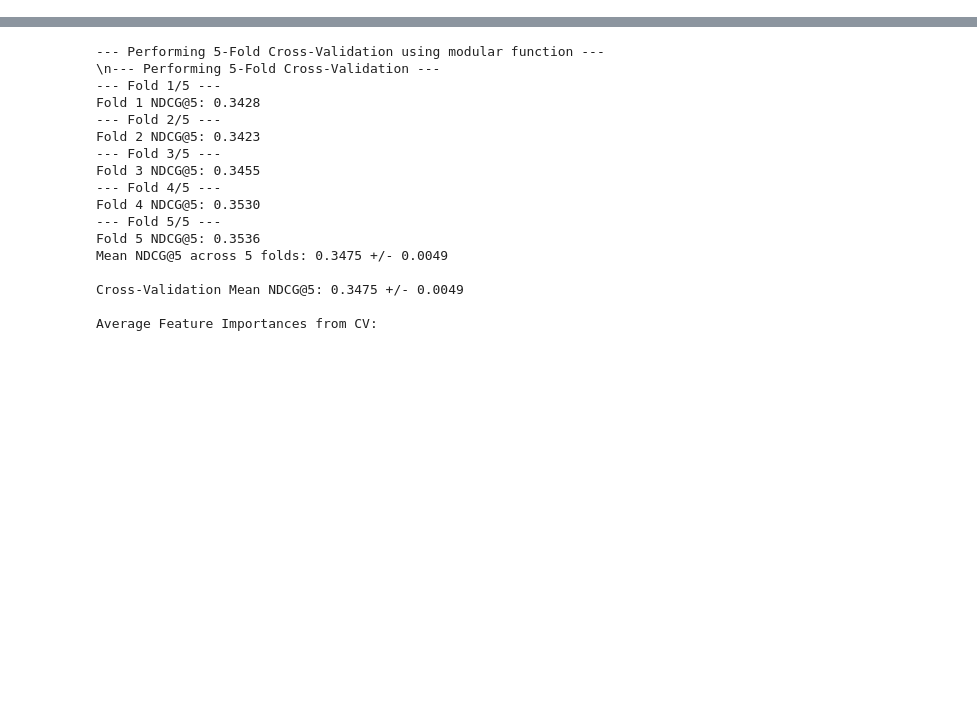
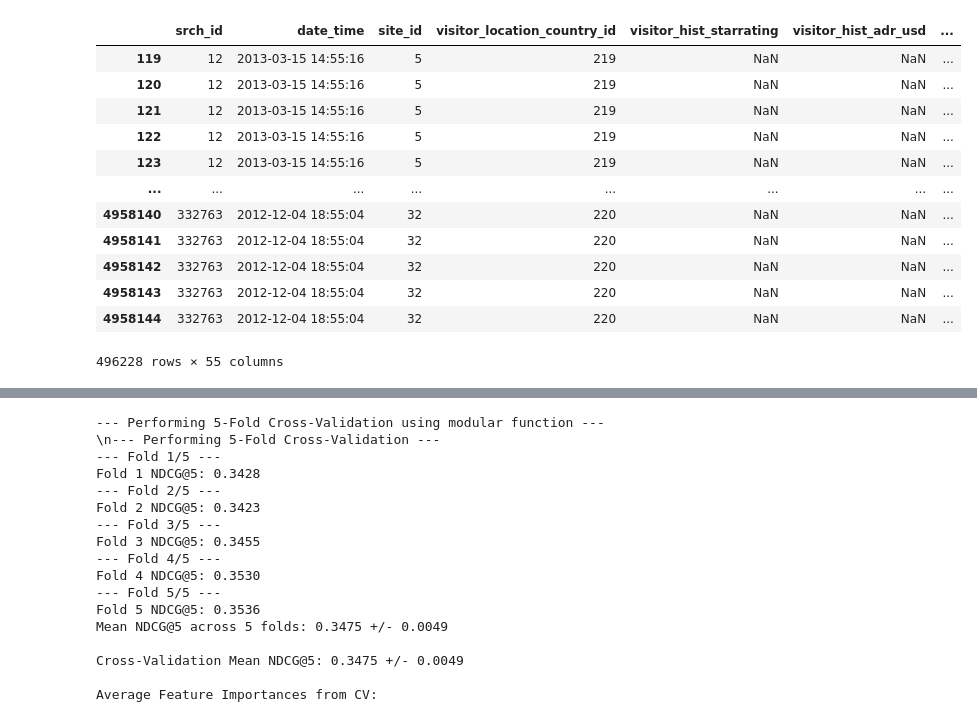
Before and after one commit to ChiefGitau/dm_kaggle_Personalize_Expedia_Hotel, a Jupyter notebook: main.ipynb, the cells around one changed output, grey strips where cells are left out. Saved outputs shown, nothing was run; the diff lists cells and outputs as text; code cells hidden in the pictures; blank space fills up the shorter version.

```diff
--- a/main.ipynb
+++ b/main.ipynb
@@ -174,0 +86,16 @@ NameError: name 'df_sample' is not defined
+# %%
+df_sample
+# %% [output]
+|  | srch_id | date_time | site_id | visitor_location_country_id | visitor_hist_starrating | visitor_hist_adr_usd | ... |
+| 119 | 12 | 2013-03-15 14:55:16 | 5 | 219 | NaN | NaN | ... |
+| 120 | 12 | 2013-03-15 14:55:16 | 5 | 219 | NaN | NaN | ... |
+| 121 | 12 | 2013-03-15 14:55:16 | 5 | 219 | NaN | NaN | ... |
+| 122 | 12 | 2013-03-15 14:55:16 | 5 | 219 | NaN | NaN | ... |
+| 123 | 12 | 2013-03-15 14:55:16 | 5 | 219 | NaN | NaN | ... |
+| ... | ... | ... | ... | ... | ... | ... | ... |
+| 4958140 | 332763 | 2012-12-04 18:55:04 | 32 | 220 | NaN | NaN | ... |
+| 4958141 | 332763 | 2012-12-04 18:55:04 | 32 | 220 | NaN | NaN | ... |
+| 4958142 | 332763 | 2012-12-04 18:55:04 | 32 | 220 | NaN | NaN | ... |
+| 4958143 | 332763 | 2012-12-04 18:55:04 | 32 | 220 | NaN | NaN | ... |
+| 4958144 | 332763 | 2012-12-04 18:55:04 | 32 | 220 | NaN | NaN | ... |
+496228 rows × 55 columns
```
Also changed, not shown: parts of 3 cells of this notebook, 4 other files.
